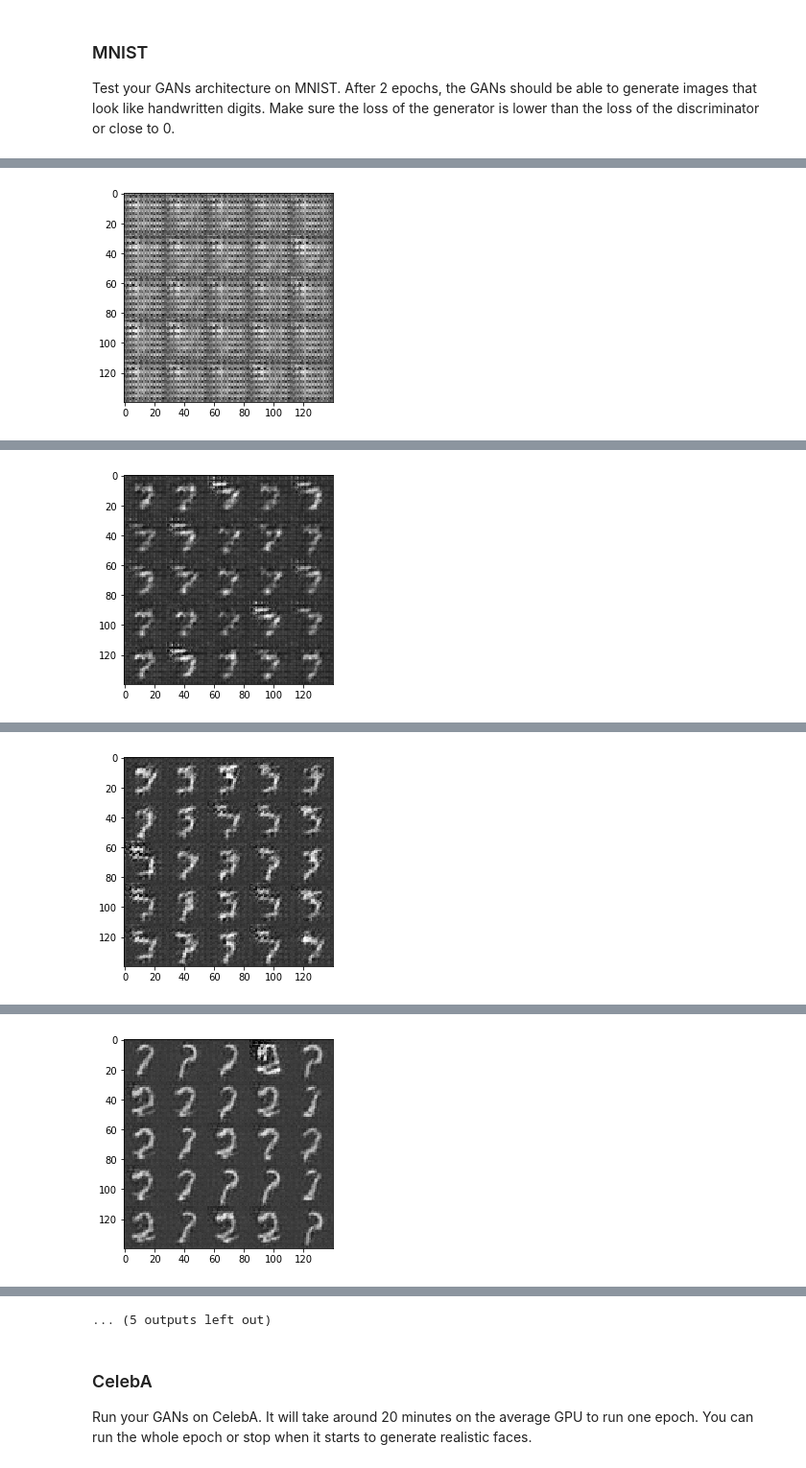
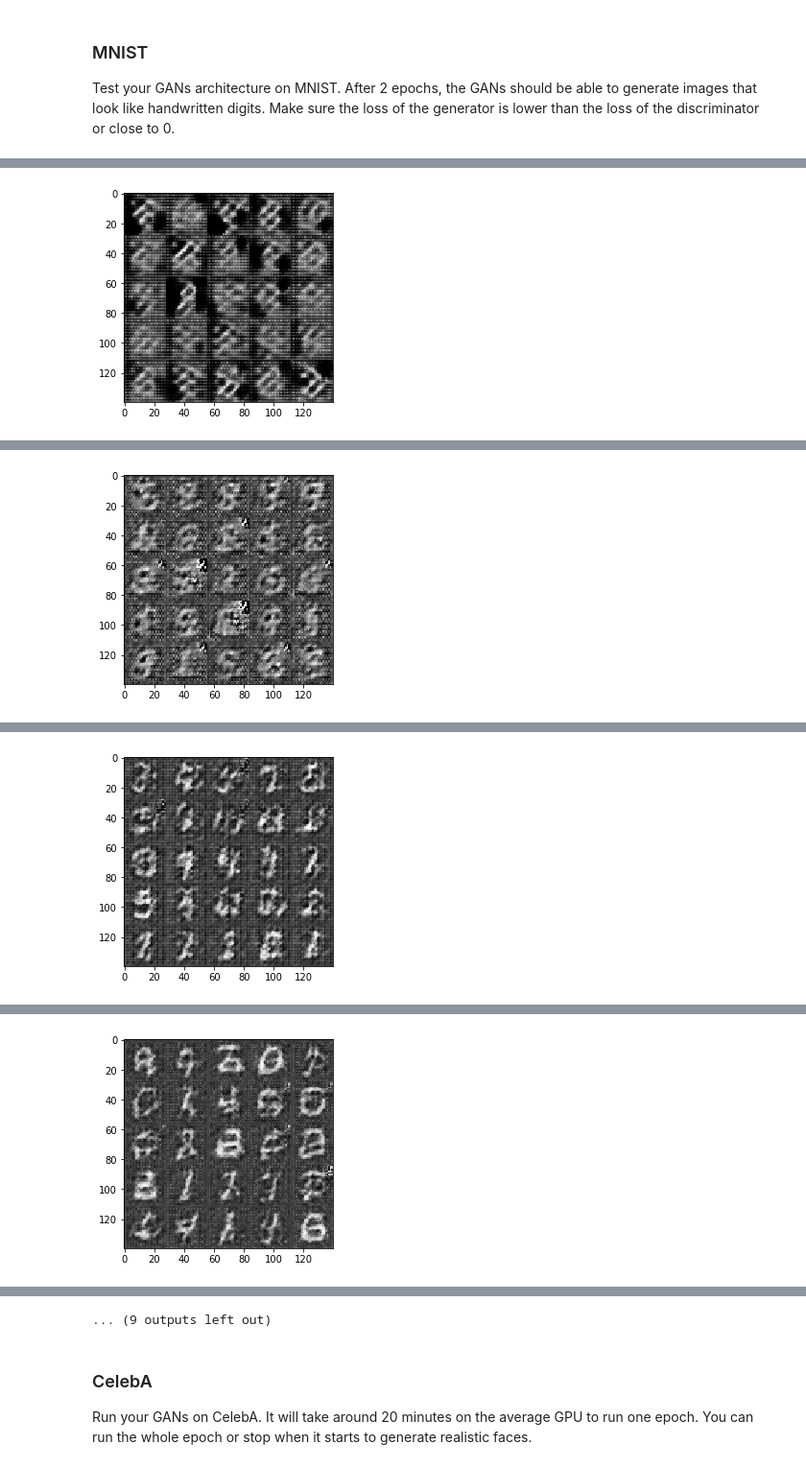
Before and after one commit to amit-jain/deep-learning, a Jupyter notebook: face_generation/dlnd_face_generation.ipynb, the cells around one changed output, grey strips where cells are left out. Shown at 96% size. Saved outputs shown, nothing was run; the diff lists cells and outputs as text; code cells hidden in the pictures.

```diff
--- a/face_generation/dlnd_face_generation.ipynb
+++ b/face_generation/dlnd_face_generation.ipynb
@@ -131,7 +133,7 @@ Tests Passed
 ### Discriminator
 Implement `discriminator` to create a discriminator neural network that discriminates on `images`.  This function should be able to reuse the variabes in the neural network.  Use [`tf.variable_scope`](https://www.tensorflow.org/api_docs/python/tf/variable_scope) with a scope name of "discriminator" to allow the variables to be reused.  The function should return a tuple of (tensor output of the discriminator, tensor logits of the discriminator).
 # %%
-def discriminator(images, reuse=False, alpha=0.2):
+def discriminator(images, reuse=False, alpha=0.05):
     """
     Create the discriminator network
     :param image: Tensor of input image(s)
@@ -155,7 +157,7 @@ def discriminator(images, reuse=False, alpha=0.2):
         # 4 x 4 x 256
 
         # Flatten it
-        flat = tf.reshape(relu2, (-1, 4*4*256))
+        flat = tf.reshape(relu3, (-1, 4*4*256))
         logits = tf.layers.dense(flat, 1)
         out = tf.sigmoid(logits)
 
@@ -172,7 +174,7 @@ Tests Passed
 ### Generator
 Implement `generator` to generate an image using `z`. This function should be able to reuse the variabes in the neural network.  Use [`tf.variable_scope`](https://www.tensorflow.org/api_docs/python/tf/variable_scope) with a scope name of "generator" to allow the variables to be reused. The function should return the generated 28 x 28 x `out_channel_dim` images.
 # %%
-def generator(z, out_channel_dim, is_train=True, alpha=0.2):
+def generator(z, out_channel_dim, is_train=True, alpha=0.05):
     """
     Create the generator network
     :param z: Input z
@@ -233,11 +235,11 @@ def model_loss(input_real, input_z, out_channel_dim):
     d_model_fake, d_logits_fake = discriminator(g_model, reuse=True)
 
     d_loss_real = tf.reduce_mean(
-        tf.nn.sigmoid_cross_entropy_with_logits(logits=d_logits_real, labels=tf.ones_like(d_model_real)*0.9))
+        tf.nn.sigmoid_cross_entropy_with_logits(logits=d_logits_real, labels=tf.ones_like(d_logits_real)*0.9))
     d_loss_fake = tf.reduce_mean(
-        tf.nn.sigmoid_cross_entropy_with_logits(logits=d_logits_fake, labels=tf.zeros_like(d_model_fake)))
+        tf.nn.sigmoid_cross_entropy_with_logits(logits=d_logits_fake, labels=tf.zeros_like(d_logits_fake)))
     g_loss = tf.reduce_mean(
-        tf.nn.sigmoid_cross_entropy_with_logits(logits=d_logits_fake, labels=tf.ones_like(d_model_fake)))
+        tf.nn.sigmoid_cross_entropy_with_logits(logits=d_logits_fake, labels=tf.ones_like(d_logits_fake)))
 
     d_loss = d_loss_real + d_loss_fake
 
@@ -337,8 +339,6 @@ def train(epoch_count, batch_size, z_dim, learning_rate, beta1, get_batches, dat
     input_real, input_z, learn_rate = model_inputs(*data_shape[1:4], z_dim)
     d_loss, g_loss = model_loss(input_real, input_z, data_shape[3])
     d_opt, g_opt = model_opt(d_loss, g_loss, learn_rate, beta1)
-
-    saver = tf.train.Saver()
 
     with tf.Session() as sess:
         sess.run(tf.global_variables_initializer())
@@ -370,13 +370,11 @@ def train(epoch_count, batch_size, z_dim, learning_rate, beta1, get_batches, dat
 
                 if steps % 100 == 0:
                     show_generator_output(sess, show_n_images, input_z, data_shape[3], data_image_mode)
-
-        saver.save(sess, './checkpoints/generator.ckpt')
 # %% [markdown]
 ### MNIST
 Test your GANs architecture on MNIST.  After 2 epochs, the GANs should be able to generate images that look like handwritten digits.  Make sure the loss of the generator is lower than the loss of the discriminator or close to 0.
 # %%
-batch_size = 128
+batch_size = 256
 z_dim = 128
 learning_rate = 0.002
 beta1 = 0.5
@@ -385,7 +383,7 @@ beta1 = 0.5
 """
 DON'T MODIFY ANYTHING IN THIS CELL THAT IS BELOW THIS LINE
 """
-epochs = 2
+epochs = 5
 
 mnist_dataset = helper.Dataset('mnist', glob(os.path.join(data_dir, 'mnist/*.jpg')))
 with tf.Graph().as_default():
@@ -405 +403 @@ Epoch 1/2... Batch 100... Discriminator Loss: 0.6233... Generator Loss: 1.4348
-[figure, old version]
+[figure, new version]
@@ -416 +414 @@ Epoch 1/2... Batch 200... Discriminator Loss: 0.8028... Generator Loss: 1.0855
-[figure, old version]
+[figure, new version]
@@ -427 +428 @@ Epoch 1/2... Batch 300... Discriminator Loss: 0.6131... Generator Loss: 1.8626
-[figure, old version]
+[figure, new version]
@@ -438 +439 @@ Epoch 1/2... Batch 400... Discriminator Loss: 1.0528... Generator Loss: 0.8945
-[figure, old version]
+[figure, new version]
@@ -467,4 +465,4 @@ Epoch 2/2... Batch 200... Discriminator Loss: 0.6348... Generator Loss: 1.7663
-... (5 outputs left out)
+... (9 outputs left out)
 # %% [markdown]
 ### CelebA
 Run your GANs on CelebA.  It will take around 20 minutes on the average GPU to run one epoch.  You can run the whole epoch or stop when it starts to generate realistic faces.
```
Also changed, not shown: parts of 6 cells of this notebook.
